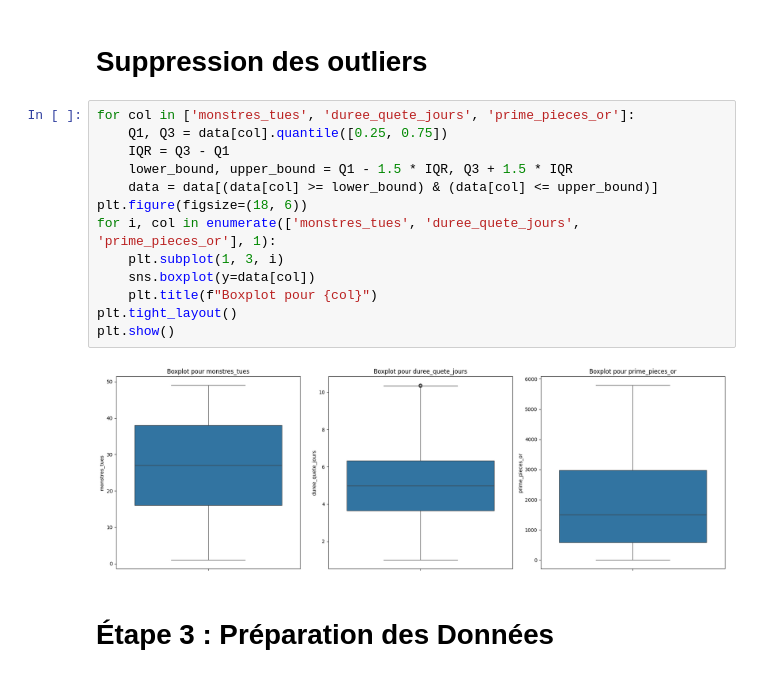
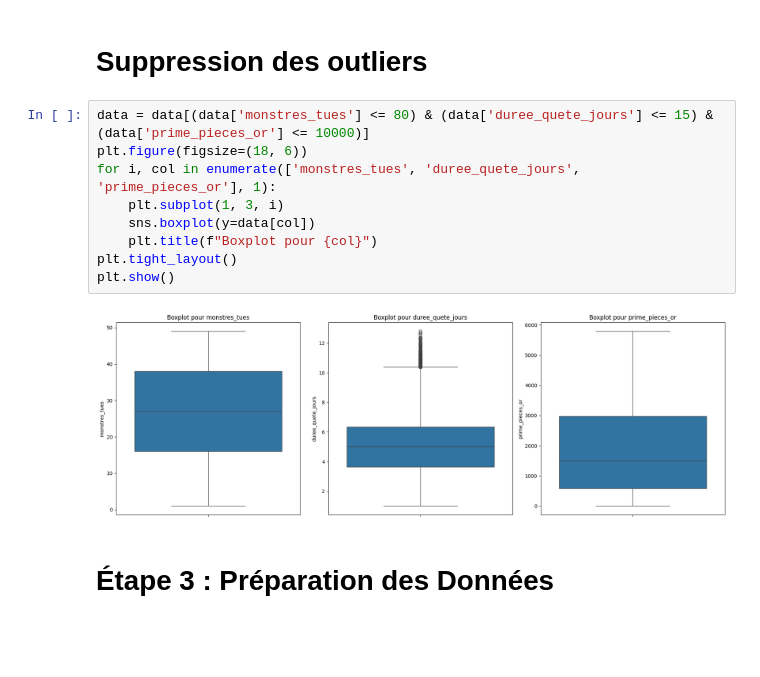
Before and after one commit to hystb/Atelier_decouverte_machine_learning_ressources, a Jupyter notebook: ml1/guildmaster_correction.ipynb, the cells around one changed output. Saved outputs shown, nothing was run; the diff lists cells and outputs as text; blank space fills up the shorter version.

```diff
--- a/ml1/guildmaster_correction.ipynb
+++ b/ml1/guildmaster_correction.ipynb
@@ -33,20 +33,16 @@ plt.show()
 # %% [markdown]
 # Suppression des outliers
 # %%
-for col in ['monstres_tues', 'duree_quete_jours', 'prime_pieces_or']:
-    Q1, Q3 = data[col].quantile([0.25, 0.75])
-    IQR = Q3 - Q1
-    lower_bound, upper_bound = Q1 - 1.5 * IQR, Q3 + 1.5 * IQR
-    data = data[(data[col] >= lower_bound) & (data[col] <= upper_bound)]
+data = data[(data['monstres_tues'] <= 80) & (data['duree_quete_jours'] <= 15) & (data['prime_pieces_or'] <= 10000)]
 plt.figure(figsize=(18, 6))
 for i, col in enumerate(['monstres_tues', 'duree_quete_jours', 'prime_pieces_or'], 1):
     plt.subplot(1, 3, i)
     sns.boxplot(y=data[col])
     plt.title(f"Boxplot pour {col}")
 plt.tight_layout()
 plt.show()
 # %% [output]
-[figure, old version]
+[figure, new version]
 # %% [markdown]
 # Étape 3 : Préparation des Données
 # %%
```
Also changed, not shown: parts of 1 cell of this notebook, 1 other file.
